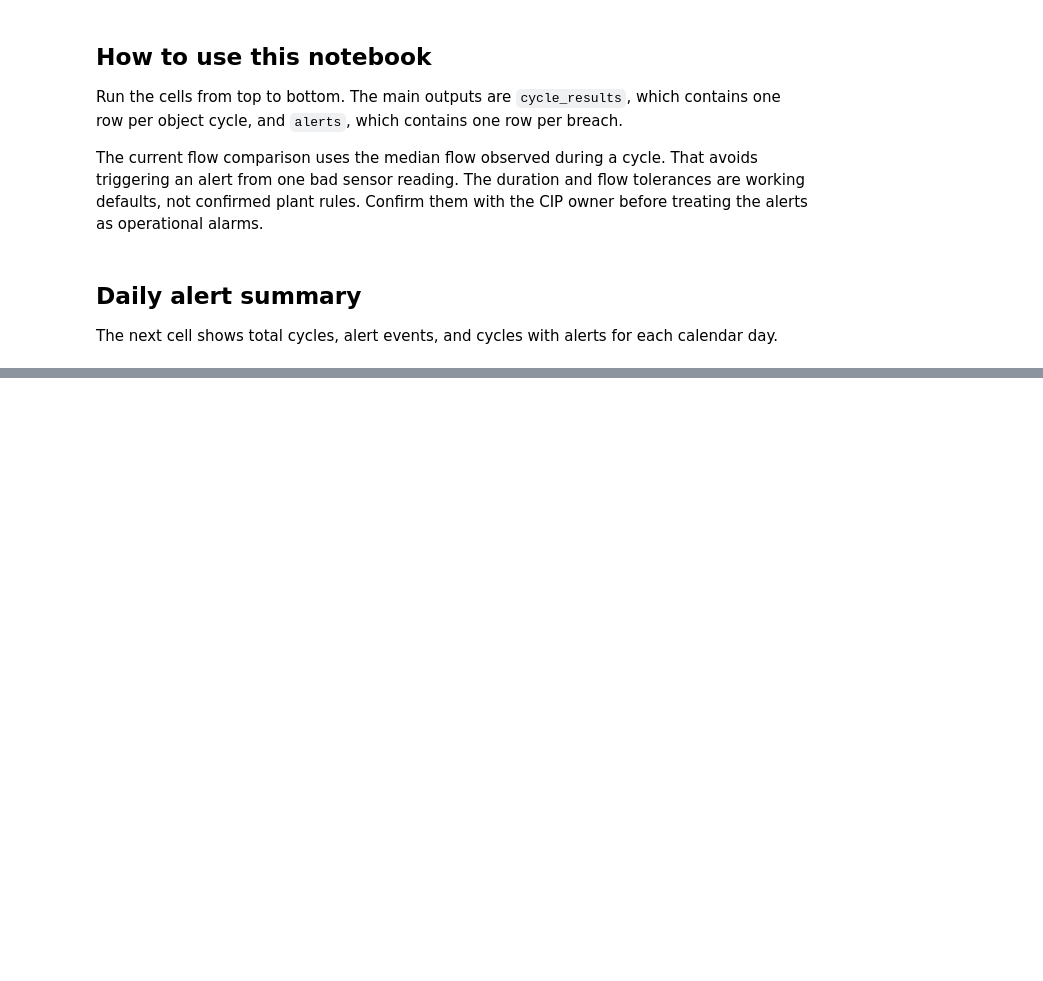
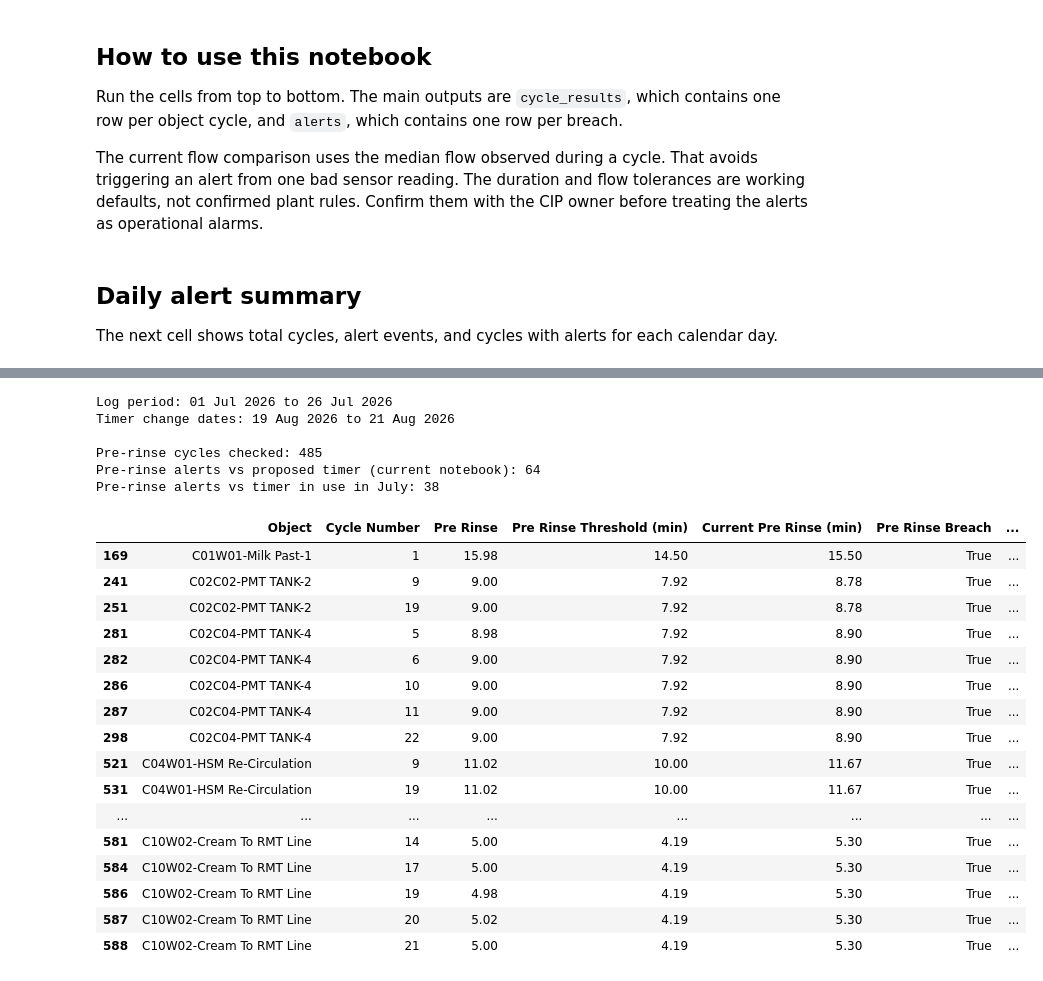
Before and after one commit to snigdh-encytics-rf/CIP_alert, a Jupyter notebook: denon_cip_alerting.ipynb, the cells around one changed output, grey strips where cells are left out. Cells and saved outputs as stored; diff of their text form; code cells hidden in the pictures; blank space fills up the shorter version.

```diff
--- a/denon_cip_alerting.ipynb
+++ b/denon_cip_alerting.ipynb
@@ -340,0 +588,41 @@ alerts_per_day.sort_values('Alert Date')
+# %%
+# Check: log period vs timer change date, and pre-rinse alerts under the current timer
+water_clear = pd.read_excel(REFERENCE_FILE, sheet_name='Water clear')
+print(f"Log period: {logs['Date Time'].min():%d %b %Y} to {logs['Date Time'].max():%d %b %Y}")
+print(f"Timer change dates: {water_clear['Date of Change'].min():%d %b %Y} to {water_clear['Date of Change'].max():%d %b %Y}")
+
+pre_rinse = cycle_results[cycle_results['Pre Rinse'].notna() & cycle_results['Pre Rinse Threshold (min)'].notna()].copy()
+pre_rinse['Current Pre Rinse (min)'] = pre_rinse['Reference Object'].map(
+    summary.set_index('Object')['Current-Total Pre rinse time(Min)'])
+pre_rinse['Breach vs Current'] = pre_rinse['Pre Rinse'] > pre_rinse['Current Pre Rinse (min)'] * (1 + DURATION_TOLERANCE)
+
+print(f"\nPre-rinse cycles checked: {len(pre_rinse)}")
+print(f"Pre-rinse alerts vs proposed timer (current notebook): {pre_rinse['Pre Rinse Breach'].sum()}")
+print(f"Pre-rinse alerts vs timer in use in July: {pre_rinse['Breach vs Current'].sum()}")
+pre_rinse[pre_rinse['Pre Rinse Breach'] != pre_rinse['Breach vs Current']][
+    ['Object', 'Cycle Number', 'Pre Rinse', 'Pre Rinse Threshold (min)',
+     'Current Pre Rinse (min)', 'Pre Rinse Breach', 'Breach vs Current']].round(2)
+# %% [output]
+Log period: 01 Jul 2026 to 26 Jul 2026
+Timer change dates: 19 Aug 2026 to 21 Aug 2026
+
+Pre-rinse cycles checked: 485
+Pre-rinse alerts vs proposed timer (current notebook): 64
+Pre-rinse alerts vs timer in use in July: 38
+|  | Object | Cycle Number | Pre Rinse | Pre Rinse Threshold (min) | Current Pre Rinse (min) | Pre Rinse Breach | ... |
+| 169 | C01W01-Milk Past-1 | 1 | 15.98 | 14.50 | 15.50 | True | ... |
+| 241 | C02C02-PMT TANK-2 | 9 | 9.00 | 7.92 | 8.78 | True | ... |
+| 251 | C02C02-PMT TANK-2 | 19 | 9.00 | 7.92 | 8.78 | True | ... |
+| 281 | C02C04-PMT TANK-4 | 5 | 8.98 | 7.92 | 8.90 | True | ... |
+| 282 | C02C04-PMT TANK-4 | 6 | 9.00 | 7.92 | 8.90 | True | ... |
+| 286 | C02C04-PMT TANK-4 | 10 | 9.00 | 7.92 | 8.90 | True | ... |
+| 287 | C02C04-PMT TANK-4 | 11 | 9.00 | 7.92 | 8.90 | True | ... |
+| 298 | C02C04-PMT TANK-4 | 22 | 9.00 | 7.92 | 8.90 | True | ... |
+| 521 | C04W01-HSM Re-Circulation | 9 | 11.02 | 10.00 | 11.67 | True | ... |
+| 531 | C04W01-HSM Re-Circulation | 19 | 11.02 | 10.00 | 11.67 | True | ... |
+| ... | ... | ... | ... | ... | ... | ... | ... |
+| 581 | C10W02-Cream To RMT Line | 14 | 5.00 | 4.19 | 5.30 | True | ... |
+| 584 | C10W02-Cream To RMT Line | 17 | 5.00 | 4.19 | 5.30 | True | ... |
+| 586 | C10W02-Cream To RMT Line | 19 | 4.98 | 4.19 | 5.30 | True | ... |
+| 587 | C10W02-Cream To RMT Line | 20 | 5.02 | 4.19 | 5.30 | True | ... |
+| 588 | C10W02-Cream To RMT Line | 21 | 5.00 | 4.19 | 5.30 | True | ... |
```
Also changed, not shown: parts of 11 cells of this notebook, 1 other file.
